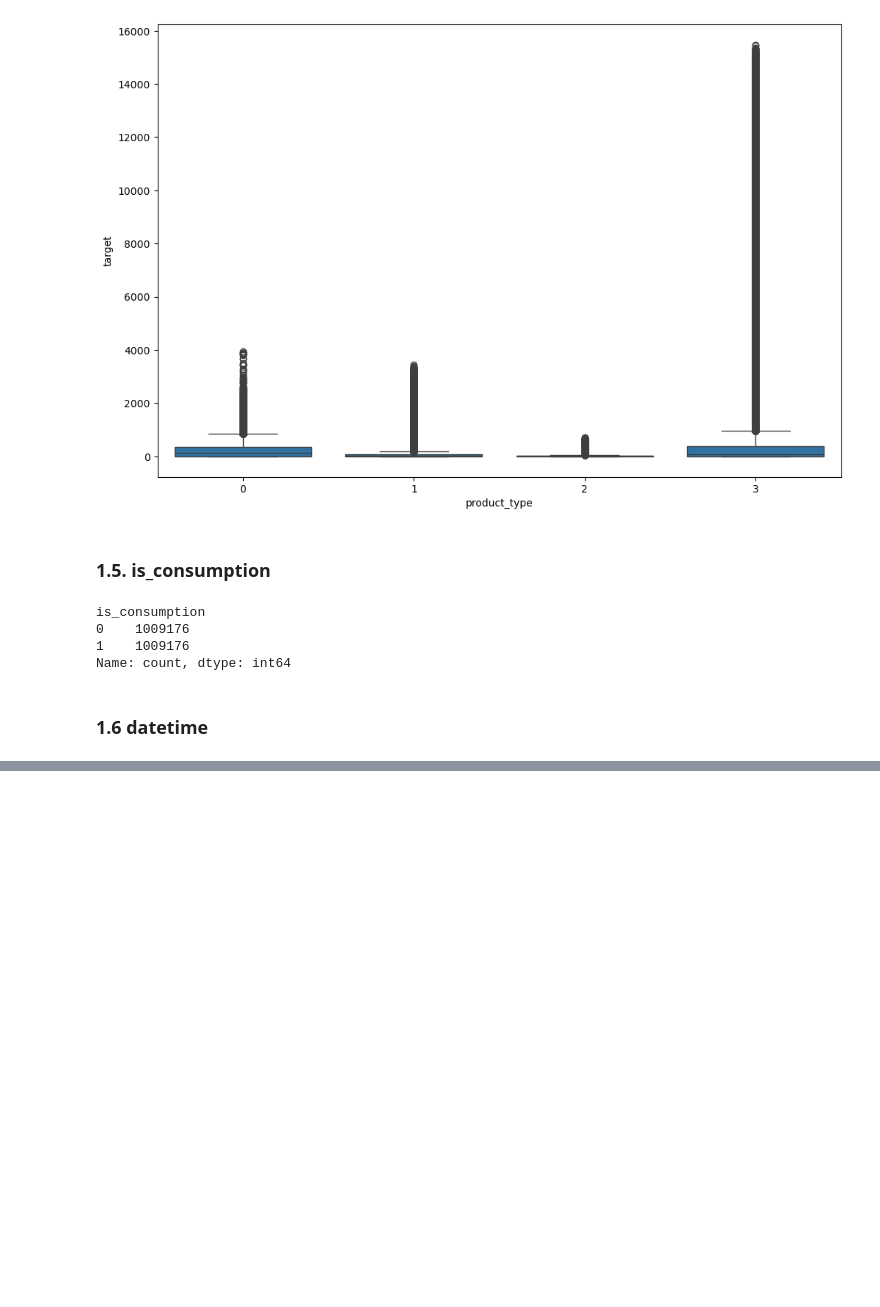
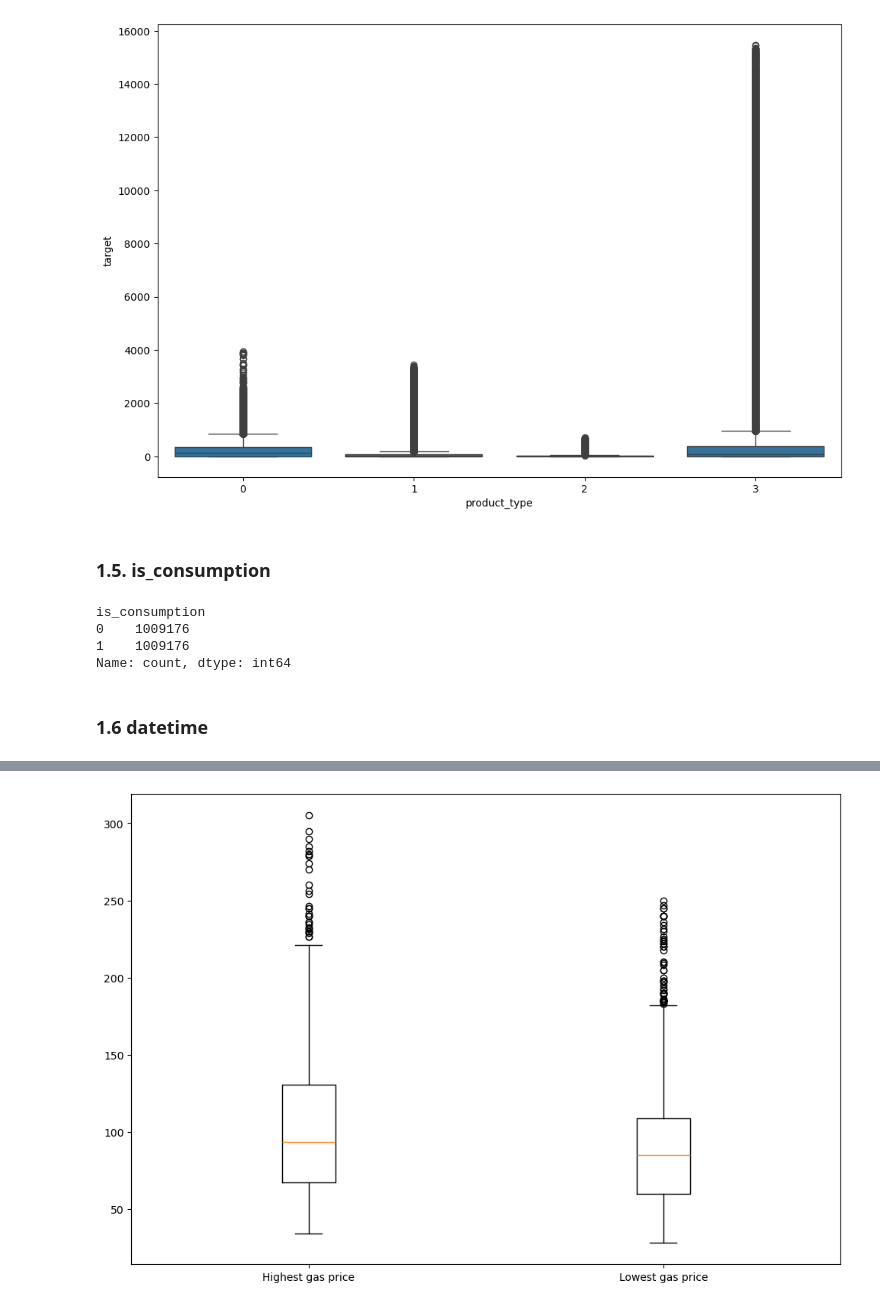
Before and after one commit to DWalicki95/energy_behavior_of_prosumers, a Jupyter notebook: notebooks/EDA.ipynb, the cells around one changed output, grey strips where cells are left out. Saved outputs shown, nothing was run; the diff lists cells and outputs as text; code cells hidden in the pictures; blank space fills up the shorter version.

```diff
--- a/notebooks/EDA.ipynb
+++ b/notebooks/EDA.ipynb
@@ -265,0 +369,2 @@ Name: datetime, Length: 2018352, dtype: datetime64[ns, Europe/Tallinn]
+# %%
+df_gas = load_file('gas_prices')
@@ -265,0 +397,6 @@ Name: datetime, Length: 2018352, dtype: datetime64[ns, Europe/Tallinn]
+# %%
+plt.figure(figsize=(12, 8))
+plt.boxplot([df_gas['highest_price_per_mwh'], df_gas['lowest_price_per_mwh']], positions=[1, 2])
+plt.xticks([1, 2], ['Highest gas price', 'Lowest gas price']);
+# %% [output]
+[figure, added]
```
Also changed, not shown: parts of 42 cells of this notebook.
